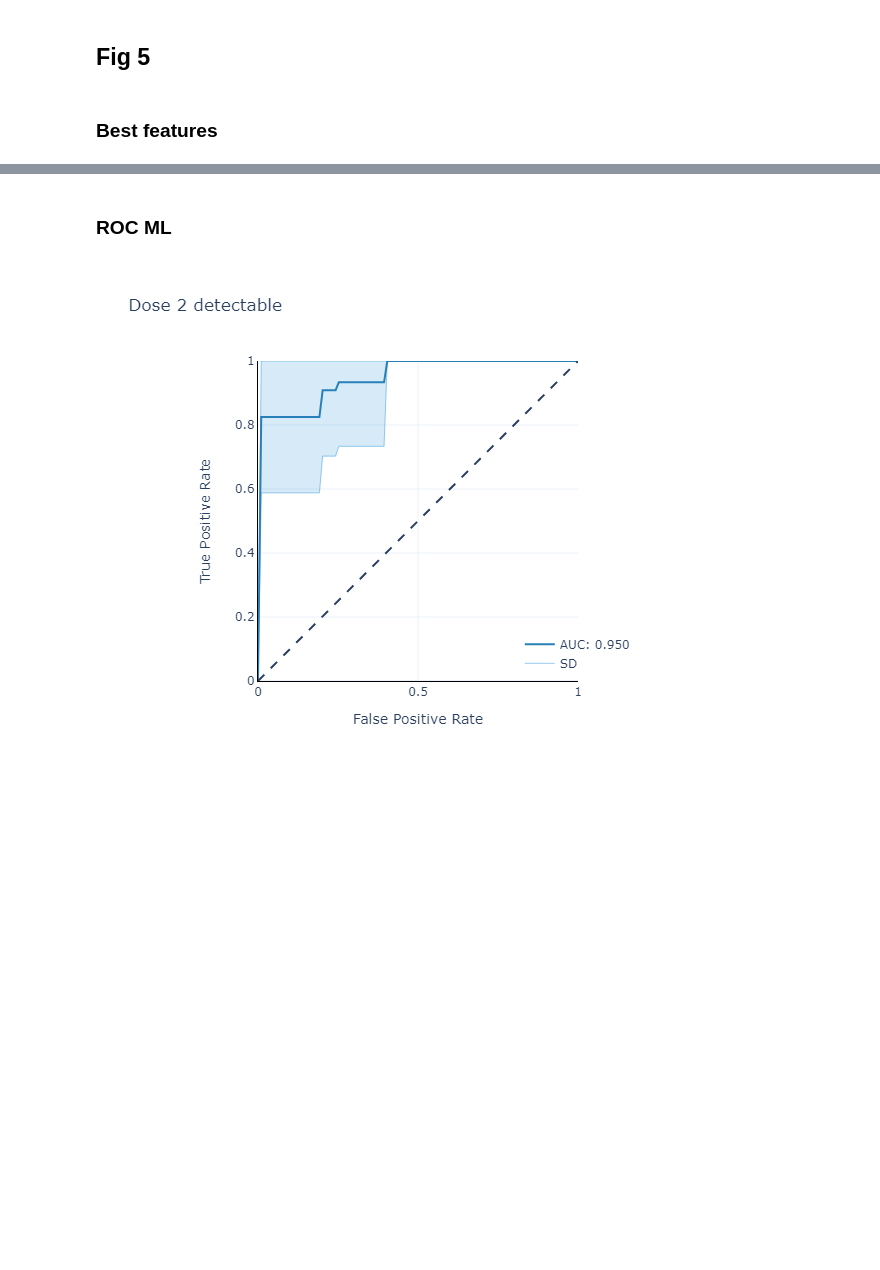
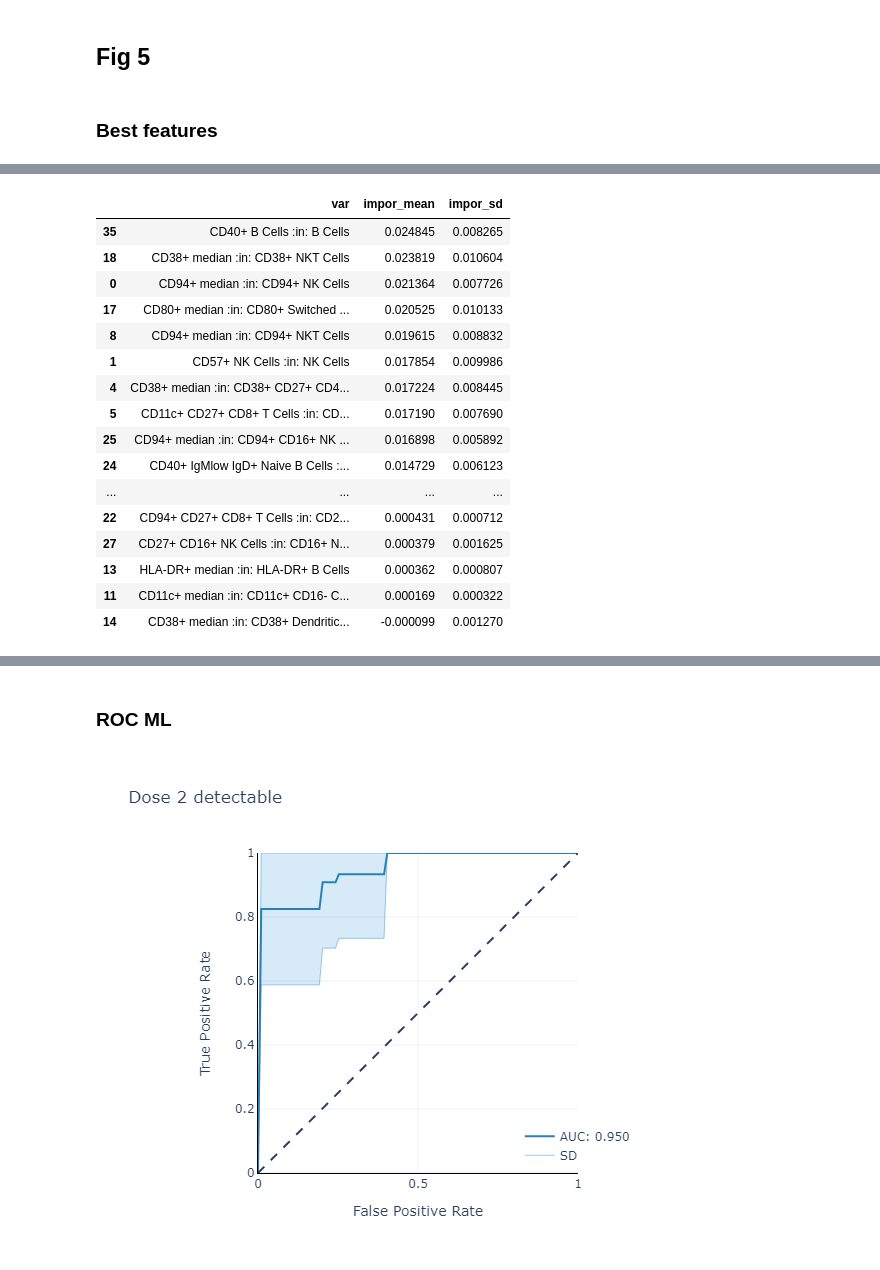
Before and after one commit to rafael-veiga/immunological_covid, a Jupyter notebook: figs.ipynb, the cells around one changed output, grey strips where cells are left out. Cells and saved outputs as stored; diff of their text form; code cells hidden in the pictures; blank space fills up the shorter version.

```diff
--- a/figs.ipynb
+++ b/figs.ipynb
@@ -488,0 +625,24 @@ fig1
+# %%
+d2_d_lab =pd.read_csv("d2_d_lab.csv",sep="\t")
+d2_d_lab = dict(zip(d2_d_lab['var'],d2_d_lab['Short name']))
+d3_p_lab =pd.read_csv("d3_p_lab.csv",sep="\t")
+d3_p_lab = dict(zip(d3_p_lab['var'],d3_p_lab['Short name']))
+df
+# %% [output]
+|  | var | impor_mean | impor_sd |
+| 35 | CD40+ B Cells :in: B Cells | 0.024845 | 0.008265 |
+| 18 | CD38+ median :in: CD38+ NKT Cells | 0.023819 | 0.010604 |
+| 0 | CD94+ median :in: CD94+ NK Cells | 0.021364 | 0.007726 |
+| 17 | CD80+ median :in: CD80+ Switched ... | 0.020525 | 0.010133 |
+| 8 | CD94+ median :in: CD94+ NKT Cells | 0.019615 | 0.008832 |
+| 1 | CD57+ NK Cells :in: NK Cells | 0.017854 | 0.009986 |
+| 4 | CD38+ median :in: CD38+ CD27+ CD4... | 0.017224 | 0.008445 |
+| 5 | CD11c+ CD27+ CD8+ T Cells :in: CD... | 0.017190 | 0.007690 |
+| 25 | CD94+ median :in: CD94+ CD16+ NK ... | 0.016898 | 0.005892 |
+| 24 | CD40+ IgMlow IgD+ Naive B Cells :... | 0.014729 | 0.006123 |
+| ... | ... | ... | ... |
+| 22 | CD94+ CD27+ CD8+ T Cells :in: CD2... | 0.000431 | 0.000712 |
+| 27 | CD27+ CD16+ NK Cells :in: CD16+ N... | 0.000379 | 0.001625 |
+| 13 | HLA-DR+ median :in: HLA-DR+ B Cells | 0.000362 | 0.000807 |
+| 11 | CD11c+ median :in: CD11c+ CD16- C... | 0.000169 | 0.000322 |
+| 14 | CD38+ median :in: CD38+ Dendritic... | -0.000099 | 0.001270 |
```
Also changed, not shown: parts of 9 cells of this notebook, 1 other file.
